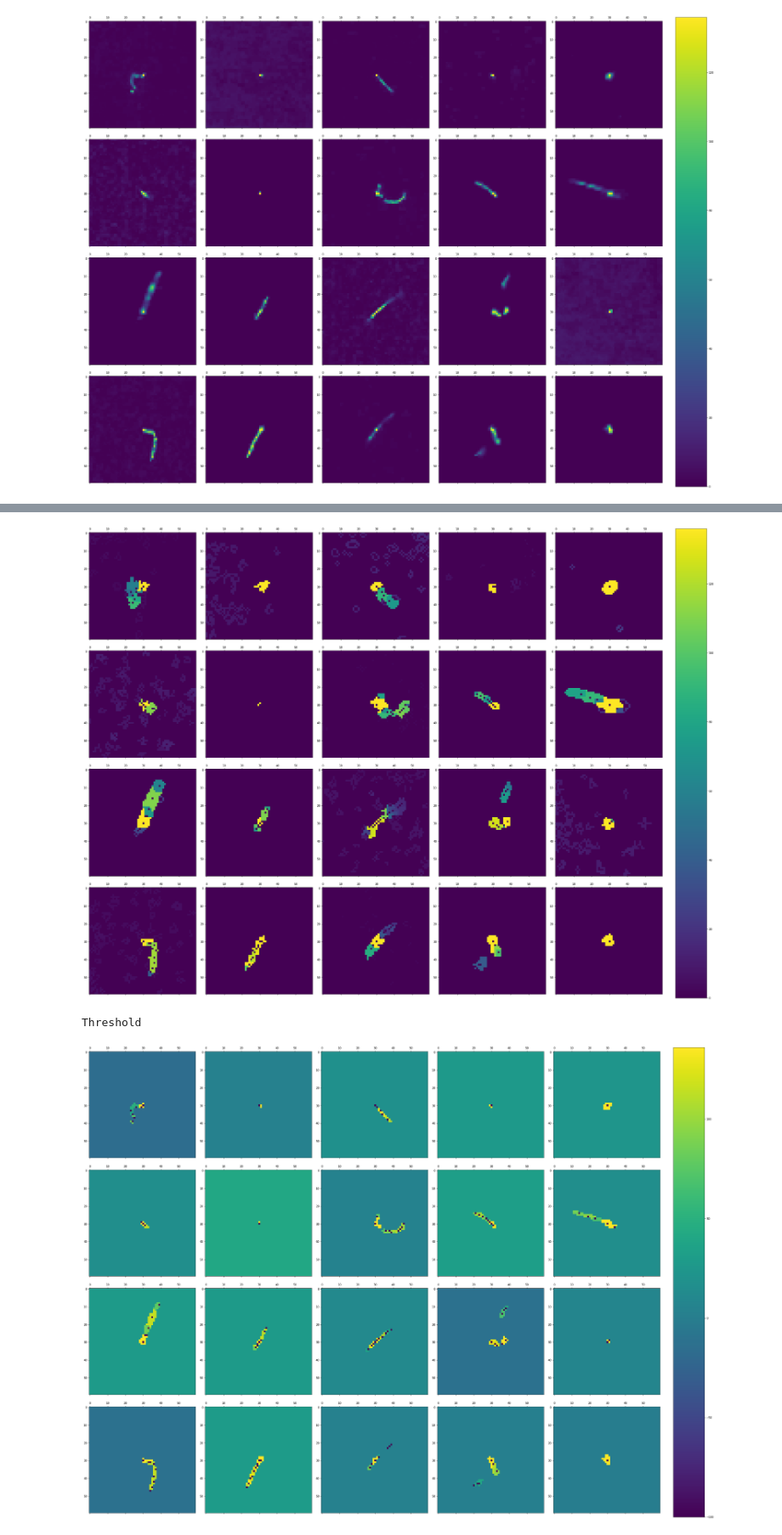
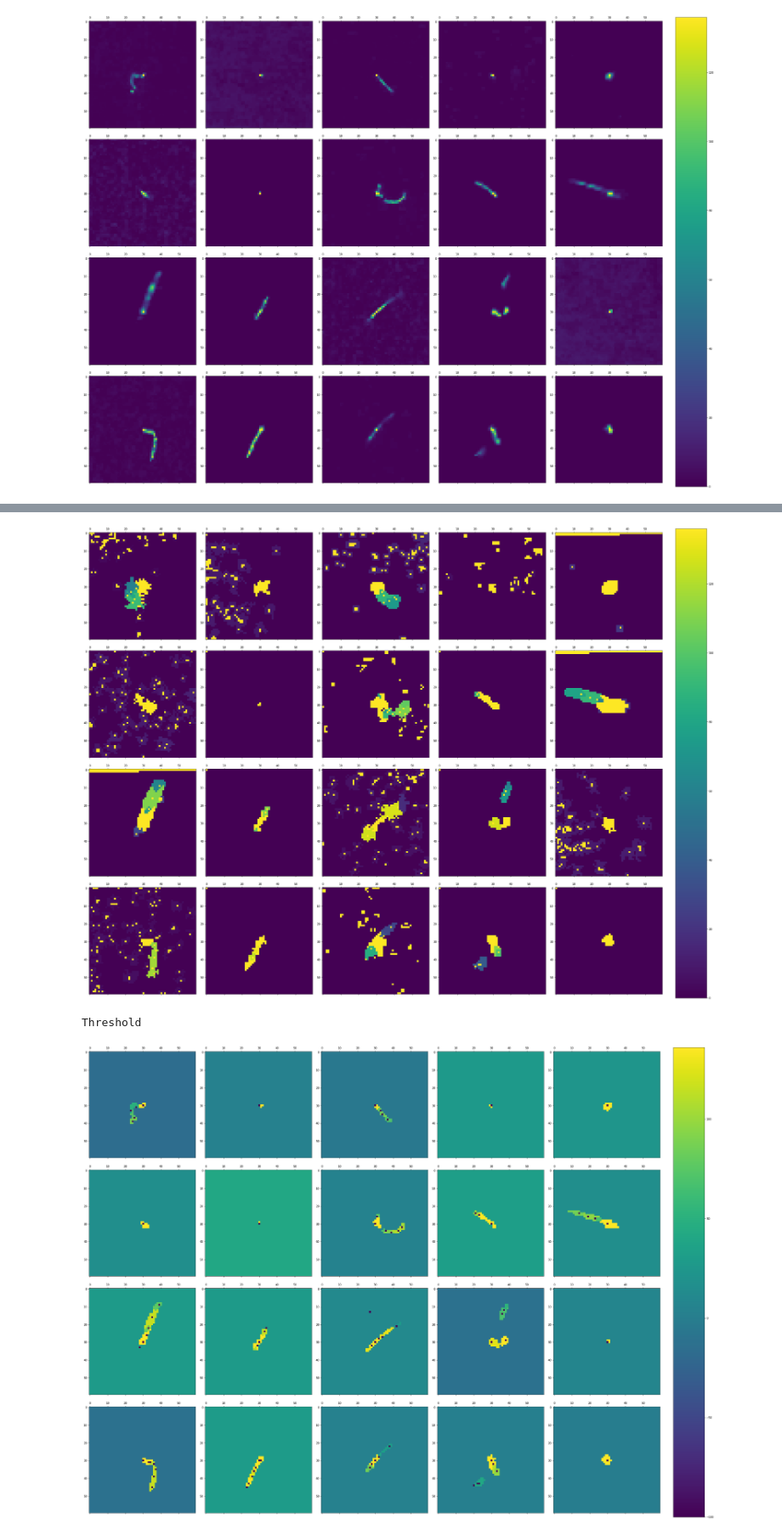
Before and after one commit to dzwiedziu-nkg/credo-classify-framework, a Jupyter notebook: example/features.ipynb, the cells around one changed output, grey strips where cells are left out. Shown at 85% size. Drawn from its saved outputs; the diff is of its cells as text; code cells hidden in the pictures.

```diff
--- a/example/features.ipynb
+++ b/example/features.ipynb
@@ -42,8 +42,18 @@ used_kernel = [
     [0, 1]
 ]
 
+used_kernel2 = [
+    [-1, 0],
+    [-1, -1],
+    [0, -1],
+    [1, -1],
+    [1, 0],
+    [1, 1],
+    [0, 1],
+    [-1, 1]
+]
+
 def requrence_mark(inp, mark, color, point, kernel, threshold):
-    # print(color, point)
     cv = inp[point]
     mark[point] = color
     inp[point] = 0
@@ -61,11 +71,43 @@ def requrence_mark(inp, mark, color, point, kernel, threshold):
             pass
 
 
-def mark_all(imgs, kernel):
+def requrence_mark2(inp, mark, color, point, kernel, threshold):
+    cv = inp[point]
+    mark[point] = color
+    inp[point] = 0
+    nexts = []
+
+    for k in kernel:
+        try:
+            p2 = (point[0] + k[0], point[1] + k[1])
+            if p2[0] < 0 or p2[1] < 0 or p2[0] >= np.size(inp, 0) or p2[1] >= np.size(inp, 1):
+                return
+
+            cv2 = inp[p2]
+            m2 = mark[p2]
+
+            if m2 == 0 and cv2 < cv and cv2 > threshold:
+                mark[p2] = color
+                # inp[p2] = 0
+                nexts.append((inp, mark, color, p2, kernel, threshold))
+        except IndexError:
+            pass
+
+    for n in nexts:
+        try:
+            requrence_mark2(*n)
+        except IndexError:
+            pass
+
+
+def mark_all(imgs, kernel, requrence):
     maps1 = []
     maps2 = []
+    img_pos = 0
 
     for hit in imgs:
+        img_pos += 1
+
         a = hit.copy()
         b = np.zeros(a.shape)
         cores = []
@@ -77,13 +119,16 @@ def mark_all(imgs, kernel):
             core_value = a[core]
             cores.append(core_value)
             find_median.append(core_value)
-            requrence_mark(a, b, core_value, core, used_kernel, 0)
-            b[core] = 0
+            requrence(a, b, core_value, core, kernel, 0)
+            b[core] = cores[0]
 
         maps1.append(b)
 
         core_median = find_median[len(find_median) // 2]
-        threshold = (find_median[0] - core_median) // 10 + core_median
+        #threshold = (find_median[0] - core_median) // 10 + core_median
+        threshold = core_median + 5
+
+        found_cores = []
 
         a = hit.copy()
         b = np.zeros(a.shape)
@@ -94,15 +139,18 @@ def mark_all(imgs, kernel):
                 break
 
             cores.append(core_value)
-            find_median.append(core_value)
-            requrence_mark(a, b, core_value, core, used_kernel, threshold)
+            found_cores.append(core_value)
+            requrence(a, b, core_value, core, kernel, threshold)
             b[core] = -100
 
         maps2.append(b)
+        print('\nImage: %d' % img_pos)
+        print(found_cores)
 
     display_all(maps1)
     print('Threshold')
     display_all(maps2)
 
-mark_all(vs, used_kernel)
+#mark_all(vs, used_kernel, requrence_mark)
+mark_all(vs, used_kernel2, requrence_mark2)
 # %% [output]
@@ -109,3 +174,3 @@ mark_all(vs, used_kernel)
-[figure, old version]
+[figure, new version]
-Threshold
+Threshold
-[figure, old version]
+[figure, new version]
```
Also changed, not shown: parts of 1 cell of this notebook.
